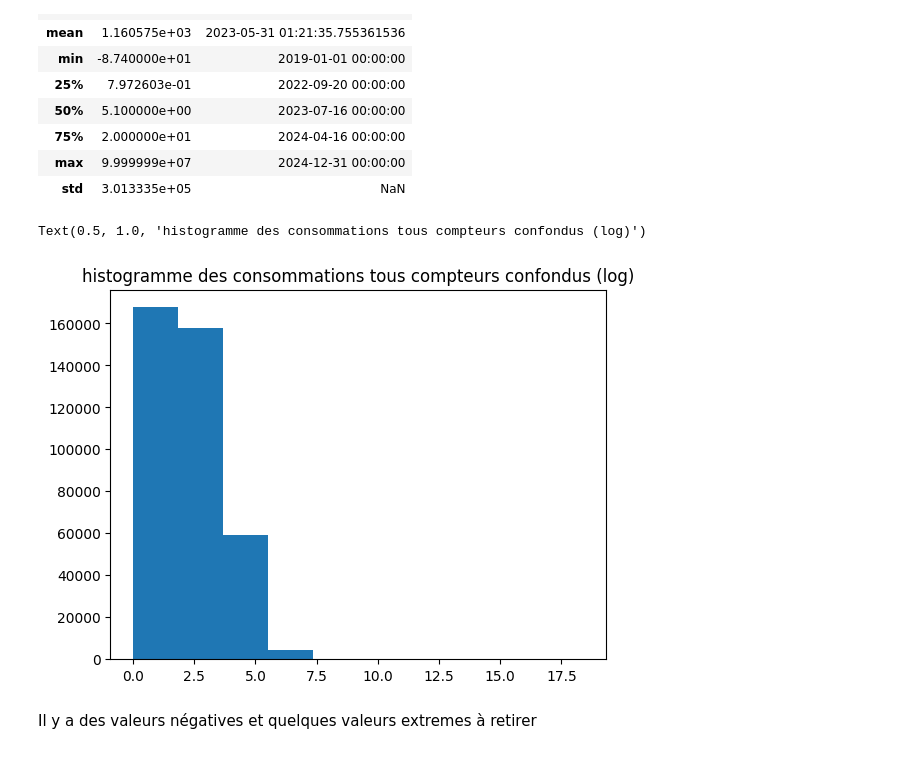
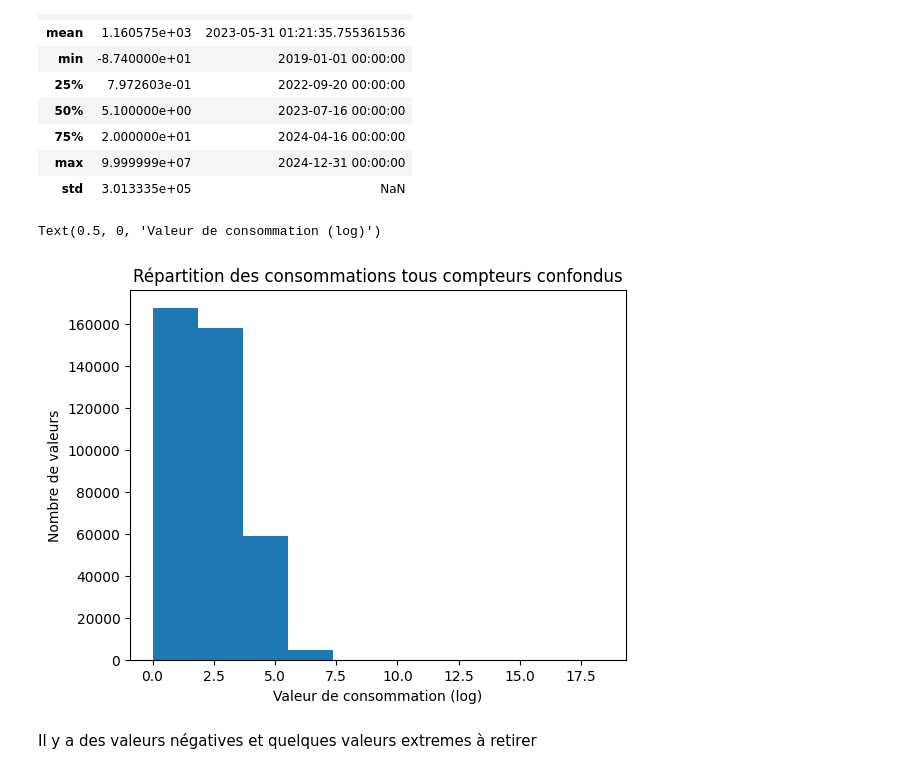
Before and after one commit to montagneForEver/ML_consommation_eau, a Jupyter notebook: exploration_finale.ipynb, the cells around one changed output. Saved outputs shown, nothing was run; the diff lists cells and outputs as text; code cells hidden in the pictures.

```diff
--- a/exploration_finale.ipynb
+++ b/exploration_finale.ipynb
@@ -164,10 +164,12 @@ data_eau.describe()
 | std | 3.013335e+05 | NaN |
 # %%
 plt.hist(np.log1p(data_eau[data_eau['valeur_active']>0]['valeur_active']))
-plt.title('histogramme des consommations tous compteurs confondus (log)')
+plt.title('Répartition des consommations tous compteurs confondus')
+plt.ylabel('Nombre de valeurs')
+plt.xlabel('Valeur de consommation (log)')
 # %% [output]
-Text(0.5, 1.0, 'histogramme des consommations tous compteurs confondus (log)')
+Text(0.5, 0, 'Valeur de consommation (log)')
-[figure, old version]
+[figure, new version]
 # %% [markdown]
 Il y a des valeurs négatives et quelques valeurs extremes à retirer
 # %% [markdown]
```
Also changed, not shown: parts of 20 cells of this notebook, 3 other files.
